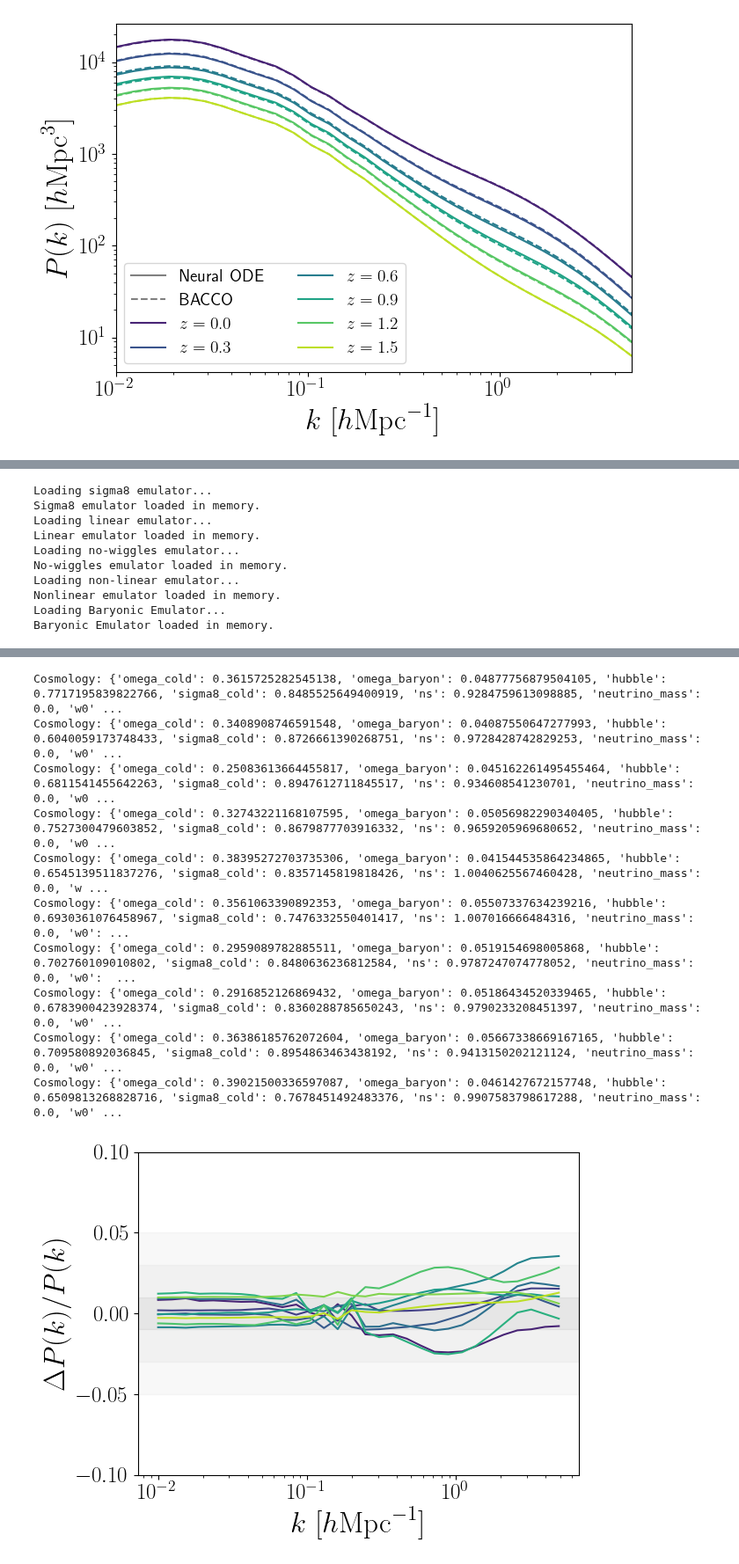
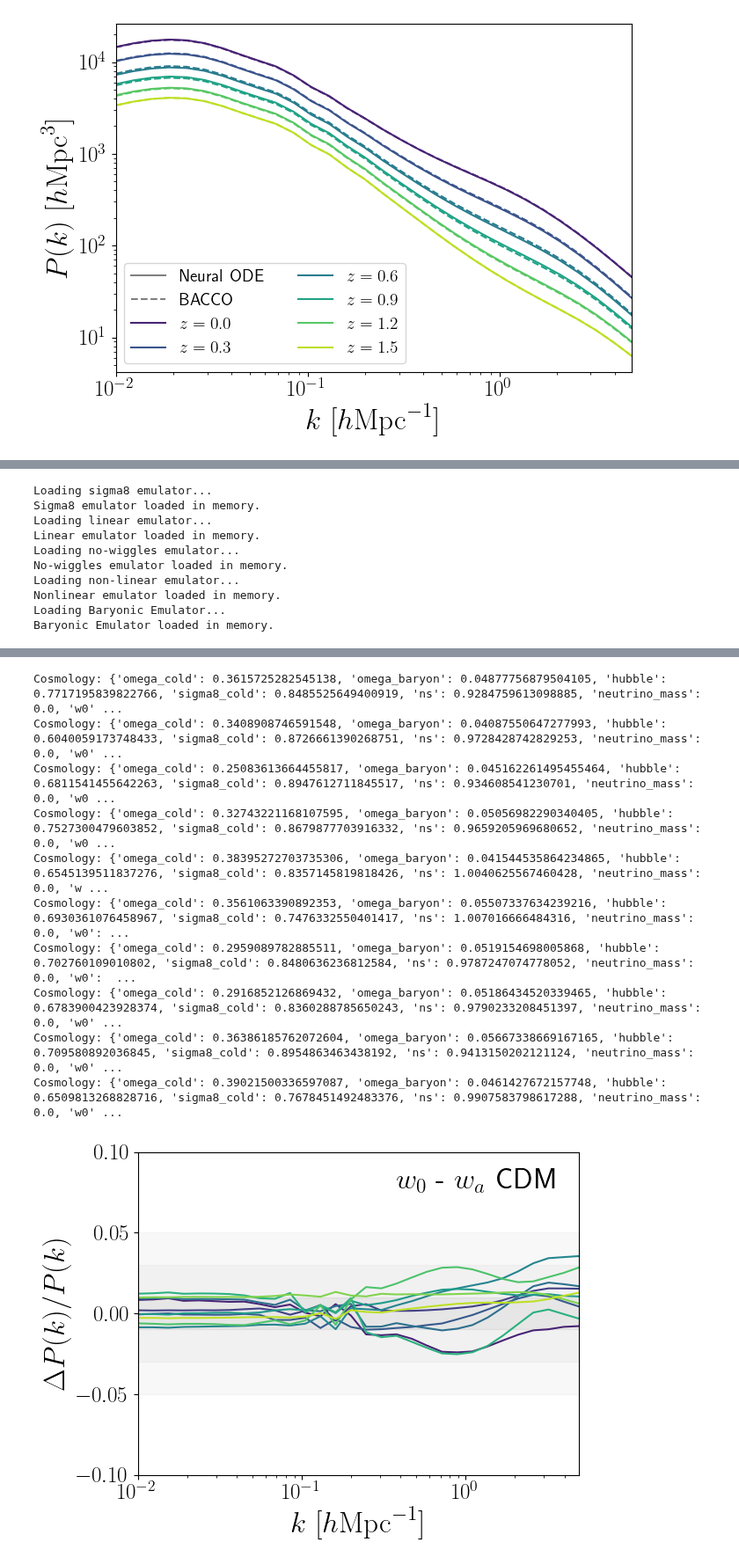
Before and after one commit to pltaylor16/odd_emu, a Jupyter notebook: bacco/results_bacco.ipynb, the cells around one changed output, grey strips where cells are left out. Shown at 88% size. Drawn from its saved outputs; the diff is of its cells as text; code cells hidden in the pictures.

Commit message:
now just need to make the final dark energy plots

```diff
--- a/bacco/results_bacco.ipynb
+++ b/bacco/results_bacco.ipynb
@@ -546,6 +548,8 @@ plt.xlabel(r"$k\ [h\mathrm{Mpc}^{-1}]$")
 plt.ylabel(r"$\Delta P(k)/P(k)$")
 plt.ylim(-0.1, 0.1)
 plt.tight_layout()
+plt.xlim(k.min(), k.max())
+plt.text(0.95, 0.95, r"$w_0$ - $w_a$ CDM", ha='right', va='top', transform=plt.gca().transAxes, fontsize=24)
 plt.savefig("plots/error_DE.pdf")
 # %% [output]
 Loading sigma8 emulator...
@@ -555,31 +559,31 @@ Linear emulator loaded in memory.
 Loading no-wiggles emulator...
 No-wiggles emulator loaded in memory.
 Loading non-linear emulator...
 Nonlinear emulator loaded in memory.
 Loading Baryonic Emulator...
 Baryonic Emulator loaded in memory.
 https://scikit-learn.org/stable/model_persistence.html#security-maintainability-limitations
   warnings.warn(
 https://scikit-learn.org/stable/model_persistence.html#security-maintainability-limitations
   warnings.warn(
 https://scikit-learn.org/stable/model_persistence.html#security-maintainability-limitations
   warnings.warn(
 https://scikit-learn.org/stable/model_persistence.html#security-maintainability-limitations
   warnings.warn(
 https://scikit-learn.org/stable/model_persistence.html#security-maintainability-limitations
   warnings.warn(
 https://scikit-learn.org/stable/model_persistence.html#security-maintainability-limitations
   warnings.warn(
 https://scikit-learn.org/stable/model_persistence.html#security-maintainability-limitations
   warnings.warn(
 Cosmology: {'omega_cold': 0.3615725282545138, 'omega_baryon': 0.04877756879504105, 'hubble': 0.7717195839822766, 'sigma8_cold': 0.8485525649400919, 'ns': 0.9284759613098885, 'neutrino_mass': 0.0, 'w0' ...
 Cosmology: {'omega_cold': 0.3408908746591548, 'omega_baryon': 0.04087550647277993, 'hubble': 0.6040059173748433, 'sigma8_cold': 0.8726661390268751, 'ns': 0.9728428742829253, 'neutrino_mass': 0.0, 'w0' ...
 Cosmology: {'omega_cold': 0.25083613664455817, 'omega_baryon': 0.045162261495455464, 'hubble': 0.6811541455642263, 'sigma8_cold': 0.8947612711845517, 'ns': 0.934608541230701, 'neutrino_mass': 0.0, 'w0 ...
 Cosmology: {'omega_cold': 0.32743221168107595, 'omega_baryon': 0.05056982290340405, 'hubble': 0.7527300479603852, 'sigma8_cold': 0.8679877703916332, 'ns': 0.9659205969680652, 'neutrino_mass': 0.0, 'w0 ...
 Cosmology: {'omega_cold': 0.38395272703735306, 'omega_baryon': 0.041544535864234865, 'hubble': 0.6545139511837276, 'sigma8_cold': 0.8357145819818426, 'ns': 1.0040625567460428, 'neutrino_mass': 0.0, 'w ...
 Cosmology: {'omega_cold': 0.3561063390892353, 'omega_baryon': 0.05507337634239216, 'hubble': 0.6930361076458967, 'sigma8_cold': 0.7476332550401417, 'ns': 1.007016666484316, 'neutrino_mass': 0.0, 'w0': ...
 Cosmology: {'omega_cold': 0.2959089782885511, 'omega_baryon': 0.0519154698005868, 'hubble': 0.702760109010802, 'sigma8_cold': 0.8480636236812584, 'ns': 0.9787247074778052, 'neutrino_mass': 0.0, 'w0':  ...
 Cosmology: {'omega_cold': 0.2916852126869432, 'omega_baryon': 0.05186434520339465, 'hubble': 0.6783900423928374, 'sigma8_cold': 0.8360288785650243, 'ns': 0.9790233208451397, 'neutrino_mass': 0.0, 'w0' ...
 Cosmology: {'omega_cold': 0.36386185762072604, 'omega_baryon': 0.05667338669167165, 'hubble': 0.709580892036845, 'sigma8_cold': 0.8954863463438192, 'ns': 0.9413150202121124, 'neutrino_mass': 0.0, 'w0' ...
 Cosmology: {'omega_cold': 0.39021500336597087, 'omega_baryon': 0.0461427672157748, 'hubble': 0.6509813268828716, 'sigma8_cold': 0.7678451492483376, 'ns': 0.9907583798617288, 'neutrino_mass': 0.0, 'w0' ...
-[figure, old version]
+[figure, new version]
```
Also changed, not shown: parts of 2 cells of this notebook.
